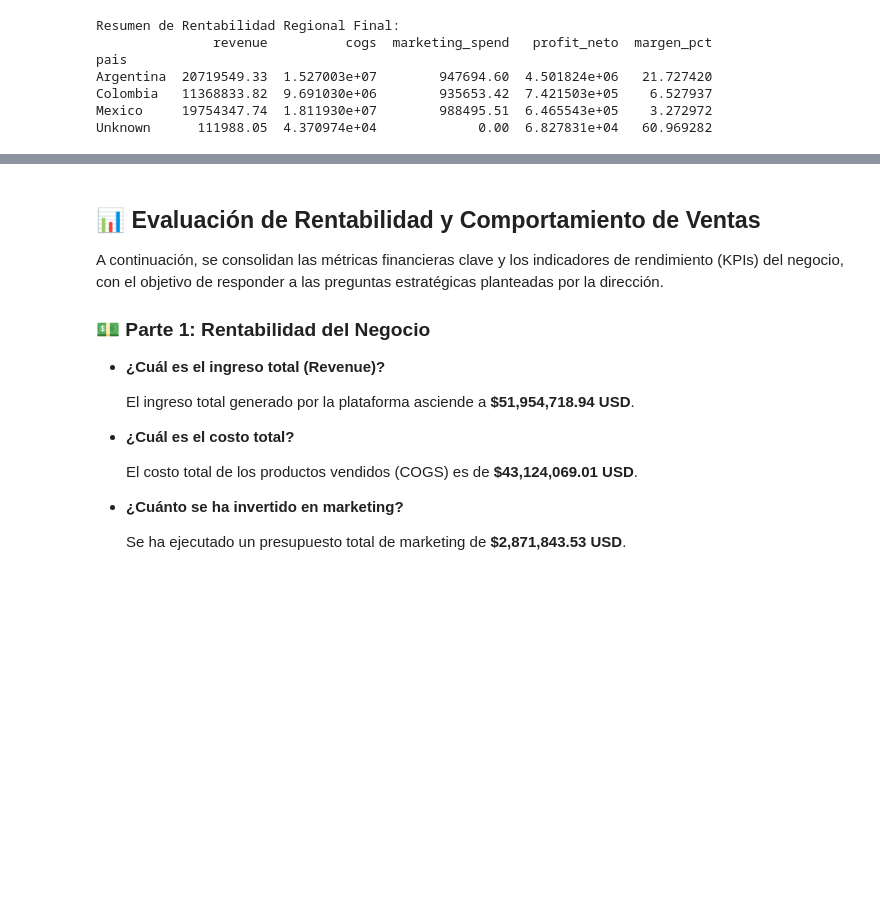
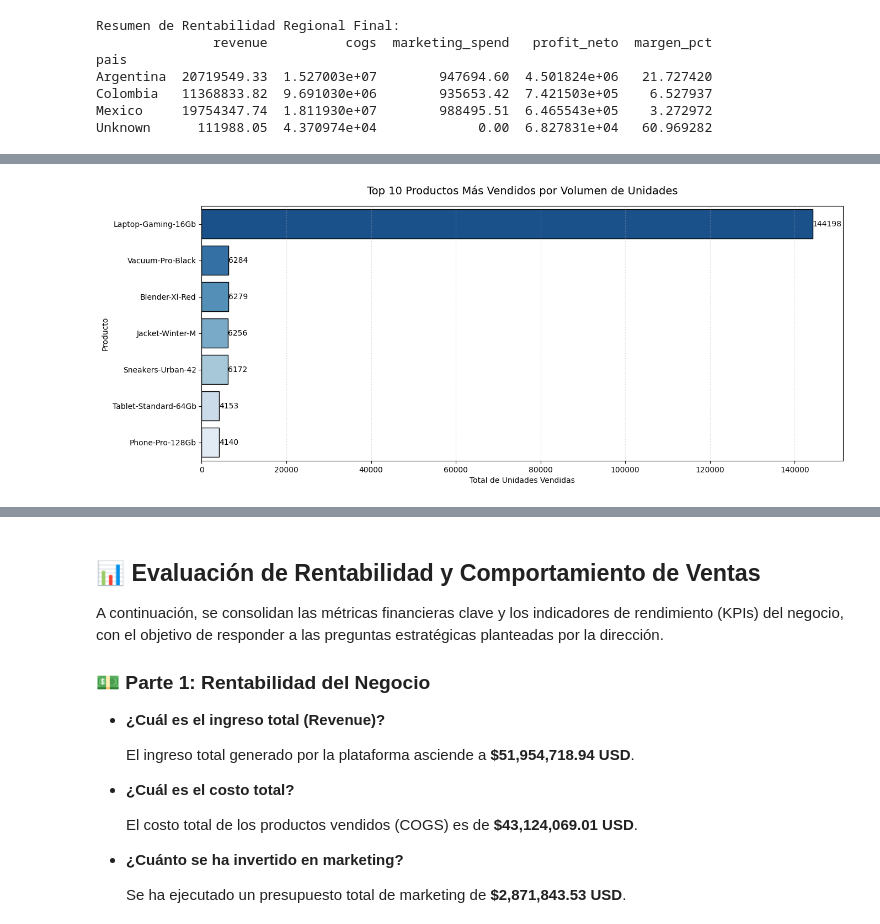
Before and after one commit to FerAponte/rappiplus-business-analytics, a Jupyter notebook: notebooks/RappiPlus_Data_Analysis.ipynb, the cells around one changed output, grey strips where cells are left out. Saved outputs shown, nothing was run; the diff lists cells and outputs as text; code cells hidden in the pictures; blank space fills up the shorter version.

```diff
--- a/notebooks/RappiPlus_Data_Analysis.ipynb
+++ b/notebooks/RappiPlus_Data_Analysis.ipynb
@@ -595,0 +694,30 @@ Name: gasto, dtype: float64
+# %%
+
+# 1. Preparación de los datos
+producto_top = orders_work.groupby('nombre_producto')['cantidad'].sum().sort_values(ascending=False).head(1)
+top_10_productos = orders_work.groupby('nombre_producto')['cantidad'].sum().sort_values(ascending=False).head(10).reset_index()
+
+plt.figure(figsize=(15, 6))
+#Para colocar etqieas en las barras
+ax = sns.barplot(data=top_10_productos, x='cantidad', y='nombre_producto', palette='Blues_r', edgecolor='black')
+
+
+for p in ax.patches:
+    width = p.get_width()
+    if width > 0:
+        ax.text(width + 5,
+                p.get_y() + p.get_height() / 2,
+                f'{int(width)}',
+                va='center',
+                ha='left',
+                fontsize=10)
+
+# Formato del gráfico
+plt.title('Top 10 Productos Más Vendidos por Volumen de Unidades', fontsize=14, pad=15)
+plt.xlabel('Total de Unidades Vendidas')
+plt.ylabel('Producto')
+plt.grid(axis='x', linestyle=':', alpha=0.6)
+
+plt.show()
+# %% [output]
+[figure, added]
```
Also changed, not shown: parts of 32 cells of this notebook.
